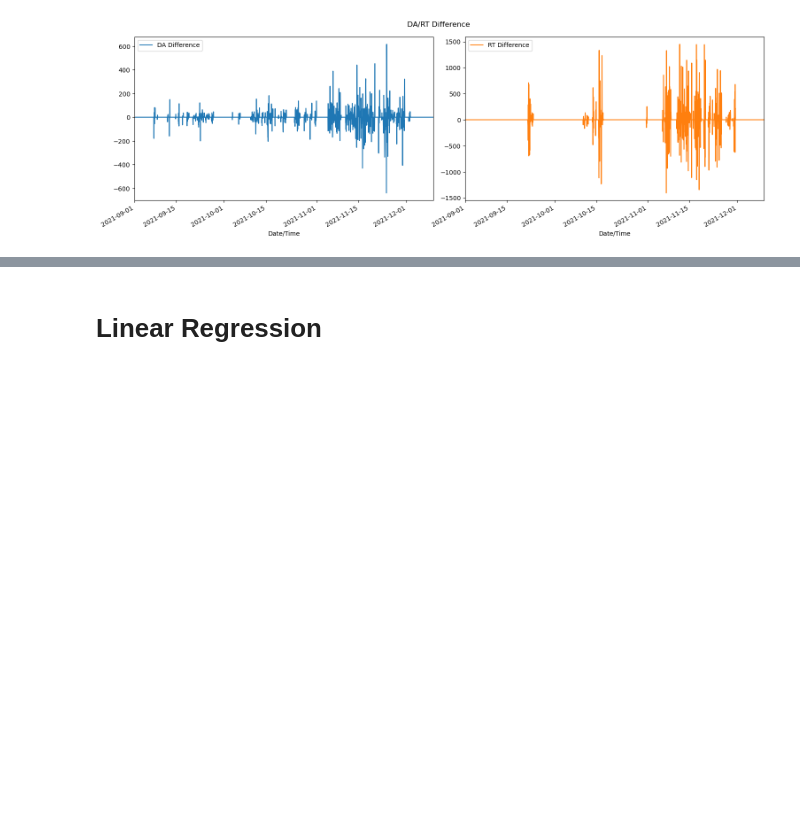
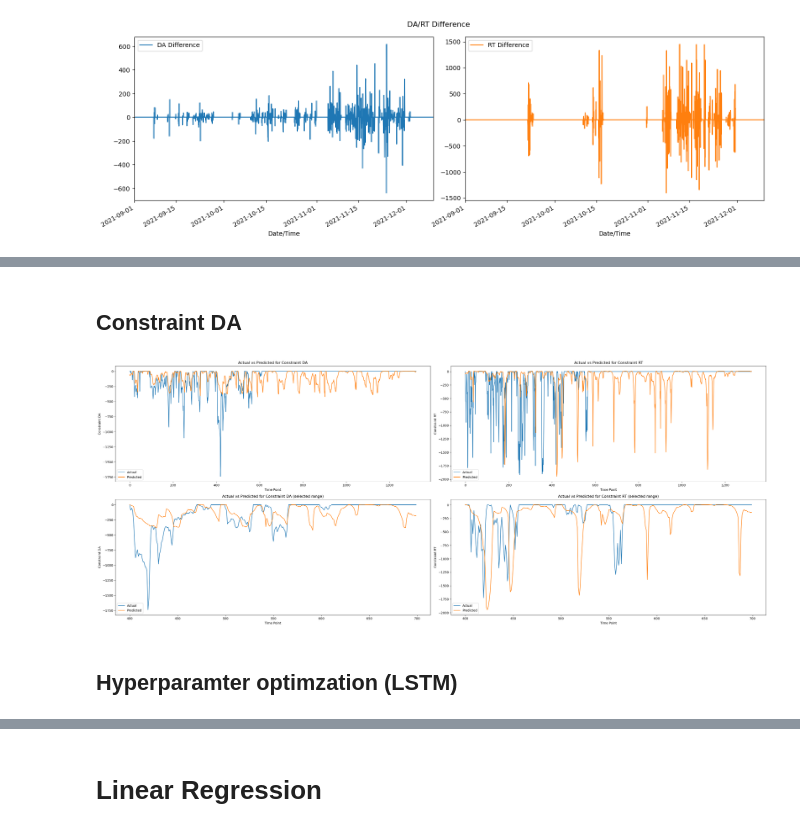
Before and after one commit to Nim-ah/Day-Ahead-Real-Time-Constraint-Investigation, a Jupyter notebook: DA_RT_V1.ipynb, the cells around one changed output, grey strips where cells are left out. Saved outputs shown, nothing was run; the diff lists cells and outputs as text; code cells hidden in the pictures; blank space fills up the shorter version.

```diff
--- a/DA_RT_V1.ipynb
+++ b/DA_RT_V1.ipynb
@@ -329,0 +418,49 @@ df[['Constraint DA','forecast']].plot(figsize=(12,8))
+# %% [markdown]
+## Constraint DA
+# %%
+time_point = range(len(y_test))
+
+start_index = 400  # Adjust this to change the starting index of the plot
+end_index = 700  # Adjust this to change the ending index of the plot
+
+
+fig, axs = plt.subplots(2, 2, figsize=(30, 12))
+
+# Plot 1: Actual vs Predicted for Constraint DA (full range)
+axs[0, 0].plot(time_point, y_test[:, 0], label='Actual')
+axs[0, 0].plot(time_point, testPredict[:, 0], label='Predicted')
+axs[0, 0].set_title('Actual vs Predicted for Constraint DA')
+axs[0, 0].set_xlabel('Time Point')
+axs[0, 0].set_ylabel('Constraint DA')
+axs[0, 0].legend()
+
+# Plot 2: Actual vs Predicted for Constraint RT (full range)
+axs[0, 1].plot(time_point, y_test[:, 1], label='Actual')
+axs[0, 1].plot(time_point, testPredict[:, 1], label='Predicted')
+axs[0, 1].set_title('Actual vs Predicted for Constraint RT')
+axs[0, 1].set_xlabel('Time Point')
+axs[0, 1].set_ylabel('Constraint RT')
+axs[0, 1].legend()
+
+# Plot 3: Actual vs Predicted for Constraint DA (selected range)
+axs[1, 0].plot(time_point[start_index:end_index], y_test[start_index:end_index, 0], label='Actual')
+axs[1, 0].plot(time_point[start_index:end_index], testPredict[start_index:end_index, 0], label='Predicted')
+axs[1, 0].set_title('Actual vs Predicted for Constraint DA (selected range)')
+axs[1, 0].set_xlabel('Time Point')
+axs[1, 0].set_ylabel('Constraint DA')
+axs[1, 0].legend()
+
+# Plot 4: Actual vs Predicted for Constraint RT (selected range)
+axs[1, 1].plot(time_point[start_index:end_index], y_test[start_index:end_index, 1], label='Actual')
+axs[1, 1].plot(time_point[start_index:end_index], testPredict[start_index:end_index, 1], label='Predicted')
+axs[1, 1].set_title('Actual vs Predicted for Constraint RT (selected range)')
+axs[1, 1].set_xlabel('Time Point')
+axs[1, 1].set_ylabel('Constraint RT')
+axs[1, 1].legend()
+
+plt.tight_layout()
+plt.show()
+# %% [output]
+[figure, added]
+# %% [markdown]
+## Hyperparamter optimzation (LSTM)
```
Also changed, not shown: parts of 47 cells of this notebook.
